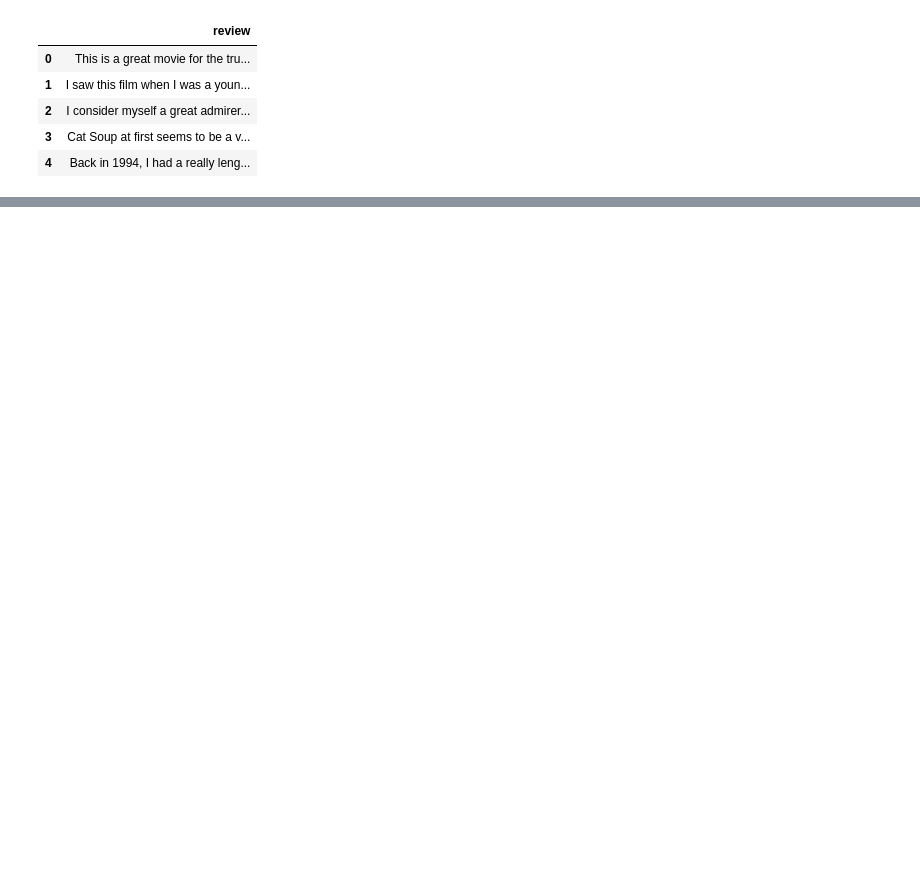
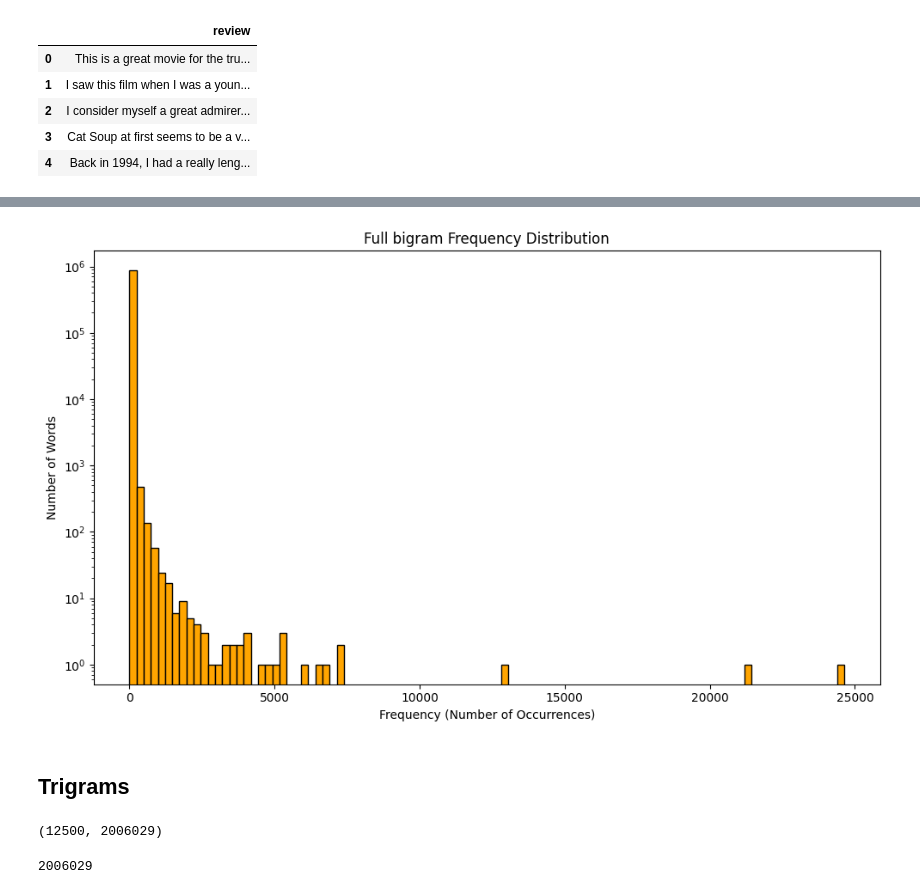
Before and after one commit to abdulrahim2002/nle2, a Jupyter notebook: eda.ipynb, the cells around one changed output, grey strips where cells are left out. Saved outputs shown, nothing was run; the diff lists cells and outputs as text; code cells hidden in the pictures; blank space fills up the shorter version.

```diff
--- a/eda.ipynb
+++ b/eda.ipynb
@@ -27,0 +91,4 @@ df.to_csv('imdb_reviews.csv', index=False)
+# %%
+bigram_vectorizer = CountVectorizer(ngram_range=(2,2))
+X_bigram = bigram_vectorizer.fit_transform(df['review'])
+X_bigram.shape
@@ -27,0 +97,8 @@ df.to_csv('imdb_reviews.csv', index=False)
+# %%
+# bigrams -> frequency mapping
+bigram_readable = dict(zip(
+    bigram_vectorizer.get_feature_names_out(),
+    X_bigram.sum(axis=0).A1
+))
+
+len(bigram_readable)
@@ -27,0 +107,4 @@ df.to_csv('imdb_reviews.csv', index=False)
+# %%
+bigram_sorted_by_freq = sorted(bigram_readable.items(), key=lambda x: x[1], reverse=True)
+# top 10 bigrams
+bigram_sorted_by_freq[:10]
@@ -27,0 +122,34 @@ df.to_csv('imdb_reviews.csv', index=False)
+# %%
+# plot the bigram frequencies
+import matplotlib.pyplot as plt
+
+freqs = [freq for word, freq in bigram_sorted_by_freq]
+
+plt.figure(figsize=(10, 6))
+plt.hist(freqs, bins=100, color='orange', edgecolor='black')
+plt.xlabel('Frequency (Number of Occurrences)')
+plt.ylabel('Number of Words')
+plt.title('Full bigram Frequency Distribution')
+plt.yscale('log')
+plt.tight_layout()
+plt.show()
+# %% [output]
+[figure, added]
+# %% [markdown]
+## Trigrams
+# %%
+trigram_vectorizer = CountVectorizer(ngram_range=(3,3))
+X_trigram = trigram_vectorizer.fit_transform(df['review'])
+X_trigram.shape
+# %% [output]
+(12500, 2006029)
+# %%
+# trigrams -> frequency mapping
+trigram_readable = dict(zip(
+    trigram_vectorizer.get_feature_names_out(),
+    X_trigram.sum(axis=0).A1
+))
+
+len(trigram_readable)
+# %% [output]
+2006029
```
Also changed, not shown: parts of 14 cells of this notebook.
